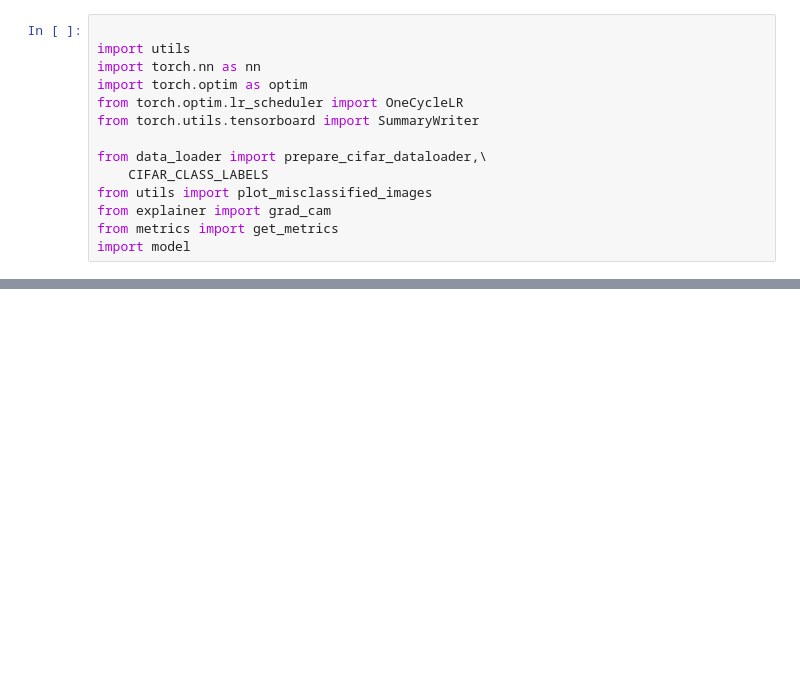
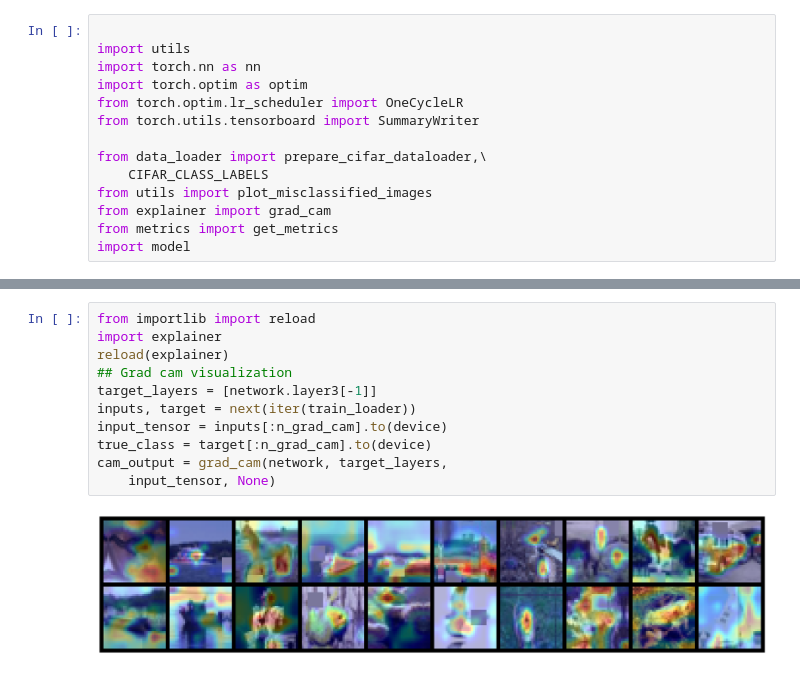
Before and after one commit to venkyyuvy/image_classifier, a Jupyter notebook: S11/v1/solution.ipynb, the cells around one changed output, grey strips where cells are left out. Cells and saved outputs as stored; diff of their text form; blank space fills up the shorter version.

```diff
--- a/S11/v1/solution.ipynb
+++ b/S11/v1/solution.ipynb
@@ -107,0 +115,13 @@ EPOCH: 2
+# %%
+from importlib import reload
+import explainer
+reload(explainer)
+## Grad cam visualization
+target_layers = [network.layer3[-1]]
+inputs, target = next(iter(train_loader))
+input_tensor = inputs[:n_grad_cam].to(device)
+true_class = target[:n_grad_cam].to(device)
+cam_output = grad_cam(network, target_layers,
+    input_tensor, None)
+# %% [output]
+[figure, added]
```
Also changed, not shown: parts of 2 cells of this notebook, 1 other file.
